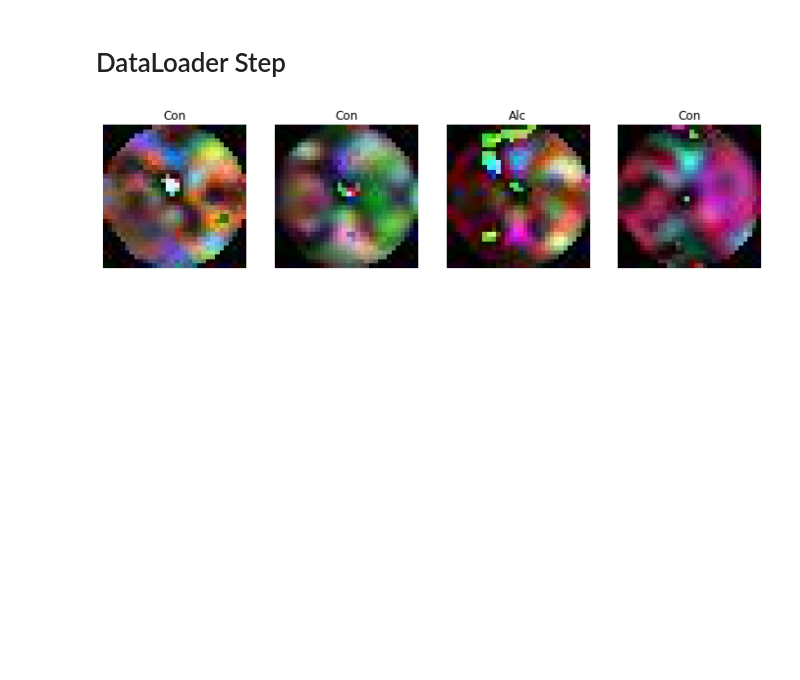
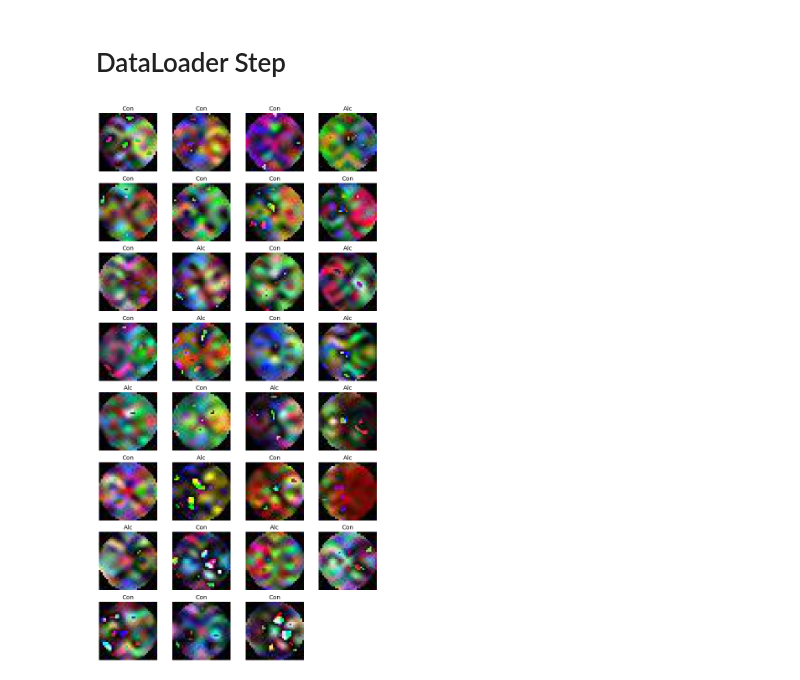
Before and after one commit to jamescavanagh/unpackAI, a Jupyter notebook: EEG_Alchoholism.ipynb, the cells around one changed output. Saved outputs shown, nothing was run; the diff lists cells and outputs as text; code cells hidden in the pictures; blank space fills up the shorter version.

```diff
--- a/EEG_Alchoholism.ipynb
+++ b/EEG_Alchoholism.ipynb
@@ -688,9 +1133,9 @@ path = destination
 fns = get_image_files(path)
 dls = EEGs.dataloaders(path)
 # %%
-dls.valid.show_batch(max_n=4, nrows=1)
+dls.valid.show_batch(max_n=40, nrows=8)
 # %% [output]
-[figure, old version]
+[figure, new version]
 # %%
 EEGs = EEGs.new(
     item_tfms=RandomResizedCrop(28, min_scale=0.5),
```
Also changed, not shown: parts of 168 cells of this notebook.
